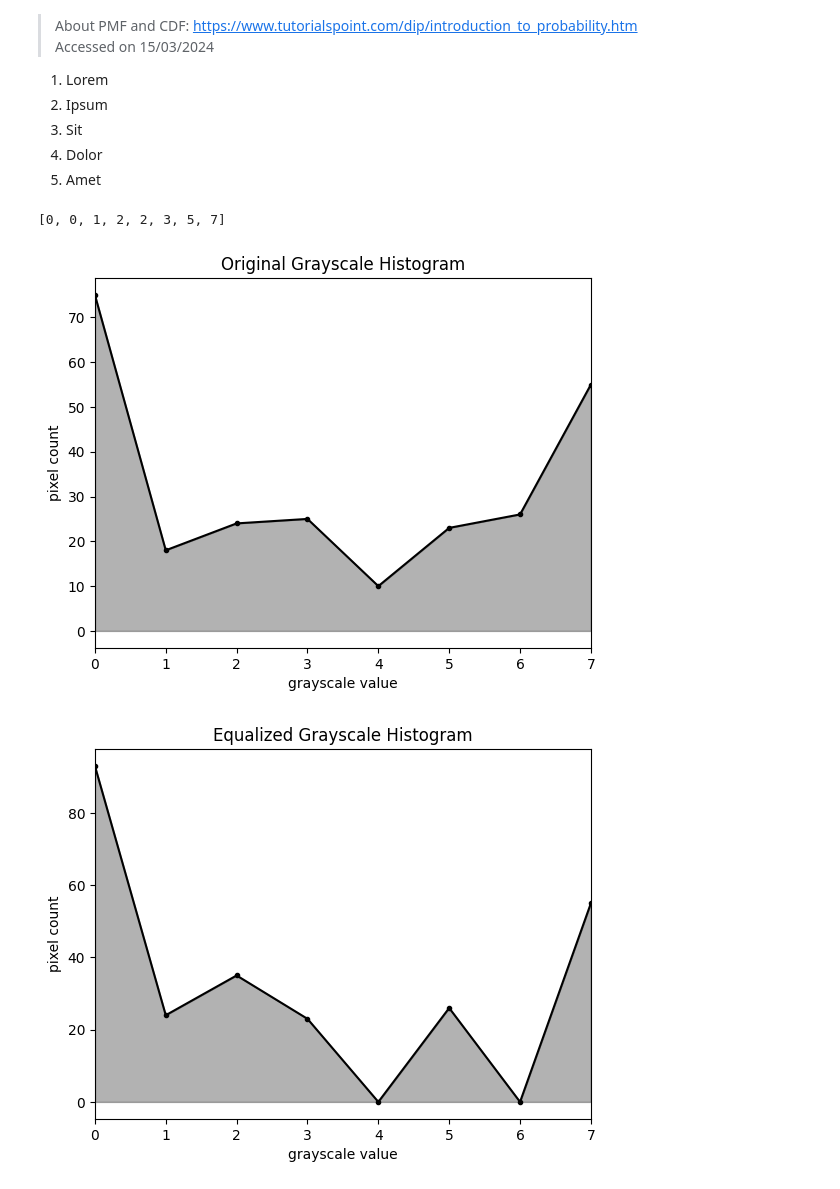
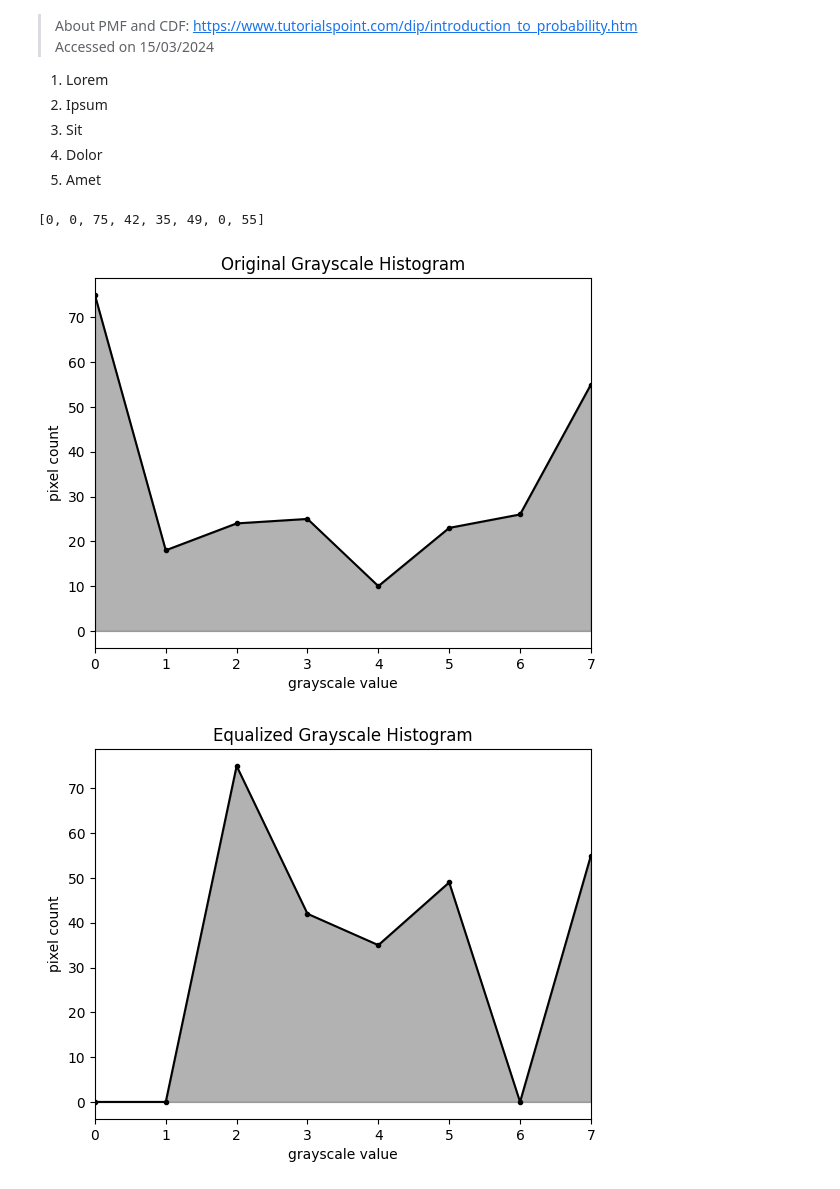
Before and after one commit to solsteace/Kata__image-processing, a Jupyter notebook: act04/1.ipynb, the cells around one changed output. Cells and saved outputs as stored; diff of their text form; code cells hidden in the pictures.

Commit message:
feat: complete histogram specification (3/3)

```diff
--- a/act04/1.ipynb
+++ b/act04/1.ipynb
@@ -90,46 +92,37 @@ Histogram equalization is often used to fix a washed-out image (image with low c
 # %%
 def solveNum2():
     # Make image with number bins of 8
     image = deepcopy(IMAGE)
+    frequency = [0 for pixValue in range(8)]
     for ydx in range(image.shape[0]):
         for xdx in range(image.shape[1]):
             image[ydx][xdx] = image[ydx][xdx] // 4
-
-    frequency = [0 for pixValue in range(8)]
-    for ydx in range(IMAGE.shape[0]):
-        for xdx in range(IMAGE.shape[1]):
             frequency[image[ydx][xdx]] += 1
 
     # Calculate CDF
     imageSize = IMAGE.shape[0]*IMAGE.shape[1]
-    PMF = [freq/(imageSize) for freq in frequency]
-    CDF = [sum(PMF[:upBound + 1]) for upBound in range(len(PMF))]
+    PMF = [freq/(imageSize) for freq in frequency] # list of probabilities of certain value of pixel found in image, Pr(Rk)
+    CDF = [sum(PMF[:upBound + 1]) for upBound in range(len(PMF))] # list of cummulative probabilites, Sk
 
-    def myRound(num):
-        upBound = ceil(num) // 1
-        lowBound = floor(num) // 1
+    # Multiply each CDF by highest available pixel value
+    transformedPixelValue = [round(CDF[idx]*7) for idx in range(len(CDF))]
 
-        if abs(num - upBound) < (num - lowBound):
-            return upBound
-        return lowBound
-
-    # Multiply each CDF by respective pixel value (if not using scale of 1) to get the lookup table
-    transformedPixelValue = [myRound(CDF[idx]*idx) for idx in range(len(CDF))]
-    print(transformedPixelValue)
-
+    freq = [0 for _ in range(8)]
     # Apply transformed pixel value
     newImage = np.empty(IMAGE.shape, dtype=int)
     for ydx in range(IMAGE.shape[0]):
         for xdx in range(IMAGE.shape[1]):
             newImage[ydx][xdx] = transformedPixelValue[image[ydx][xdx]]
+            freq[newImage[ydx][xdx]] += 1
+    print(freq)
 
     renderHistogram(np.histogram(image, bins=(8), range=(0, 8)), 4, "Original Grayscale Histogram")
     renderHistogram(np.histogram(newImage, bins=(8), range=(0, 8)), 4, "Equalized Grayscale Histogram")
     showImage(image); showImage(newImage)
 
 solveNum2()
 # %% [output]
-[0, 0, 1, 2, 2, 3, 5, 7]
+[0, 0, 75, 42, 35, 49, 0, 55]
 [figure]
-[figure, old version]
+[figure, new version]
 [figure]
```
Also changed, not shown: parts of 3 cells of this notebook.
